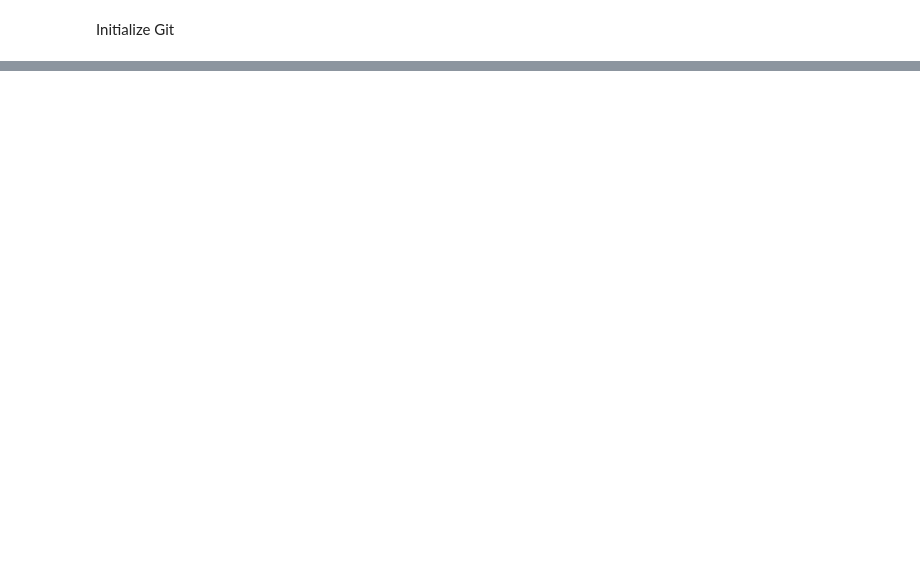
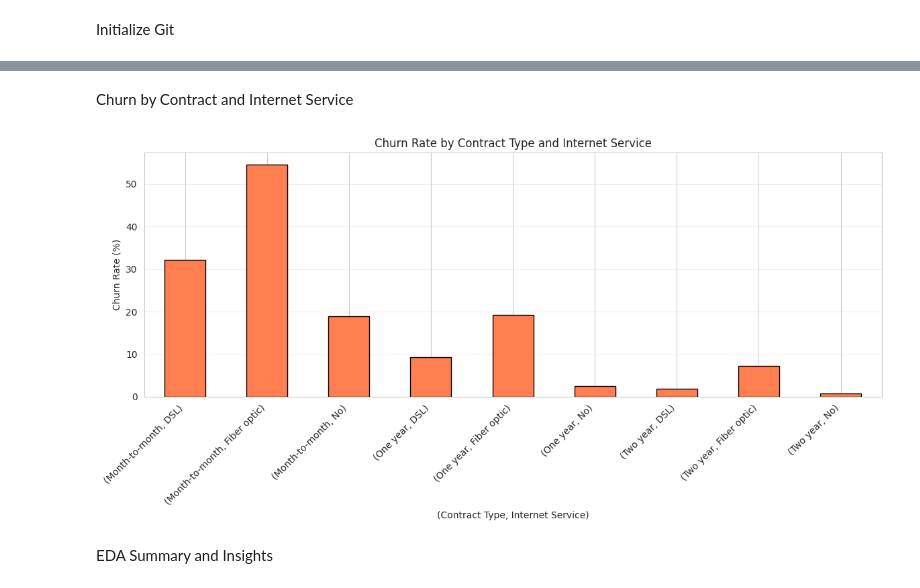
Before and after one commit to sasandi123/telco-churn-ml-project, a Jupyter notebook: notebooks/Telco_Churn_Analysis.ipynb, the cells around one changed output, grey strips where cells are left out. Drawn from its saved outputs; the diff is of its cells as text; code cells hidden in the pictures; blank space fills up the shorter version.

```diff
--- a/notebooks/Telco_Churn_Analysis.ipynb
+++ b/notebooks/Telco_Churn_Analysis.ipynb
@@ -96,0 +193,16 @@ Files created:
+# %%
+import pandas as pd
+import os
+
+os.chdir(PROJECT_PATH)
+
+csv_files = [f for f in os.listdir('data') if f.endswith('.csv')]
+
+if csv_files:
+  df=pd.read_csv(f'data/{csv_files[0]}')
+  print(f"Dataset: {csv_files[0]}")
+  print(f"Shape: {df.shape}")
+  print(f"Rows: {df.shape[0]:,}")
+  print(f"Columns: {df.shape[1]}")
+else:
+  print("No CSV found in data folder")
@@ -96,0 +279,11 @@ Files created:
+# %%
+df['TotalCharges'] = pd.to_numeric(df['TotalCharges'], errors='coerce')
+df['TotalCharges'].fillna(0,inplace=True)
+
+numerical_cols = ['tenure','MonthlyCharges','TotalCharges']
+
+for col in numerical_cols:
+  print(f"{col}:")
+  print(f" Mean: {df[col].mean():.2f}")
+  print(f" Median: {df[col].median():.2f}")
+  print(f" Std: {df[col].std():.2f}")
@@ -96,0 +442,20 @@ Files created:
+# %% [markdown]
+Churn by Contract and Internet Service
+# %%
+churn_pivot = pd.crosstab([df['Contract'], df['InternetService']],
+                          df['Churn'], normalize='index') * 100
+
+plt.figure(figsize=(12, 6))
+churn_pivot['Yes'].plot(kind='bar', color='coral', edgecolor='black')
+plt.title('Churn Rate by Contract Type and Internet Service')
+plt.ylabel('Churn Rate (%)')
+plt.xlabel('(Contract Type, Internet Service)')
+plt.xticks(rotation=45, ha='right')
+plt.grid(True, alpha=0.3, axis='y')
+plt.tight_layout()
+plt.savefig('outputs/contract_internet_churn.png', dpi=300, bbox_inches='tight')
+plt.show()
+# %% [output]
+[figure, added]
+# %% [markdown]
+EDA Summary and Insights
```
Also changed, not shown: parts of 66 cells of this notebook.
